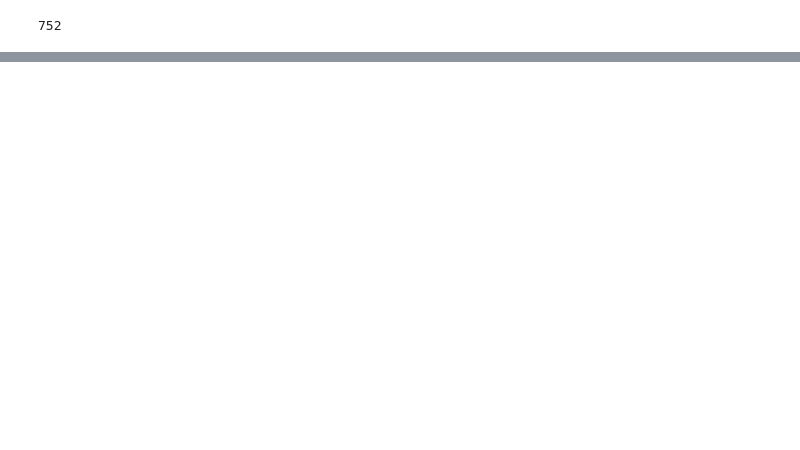
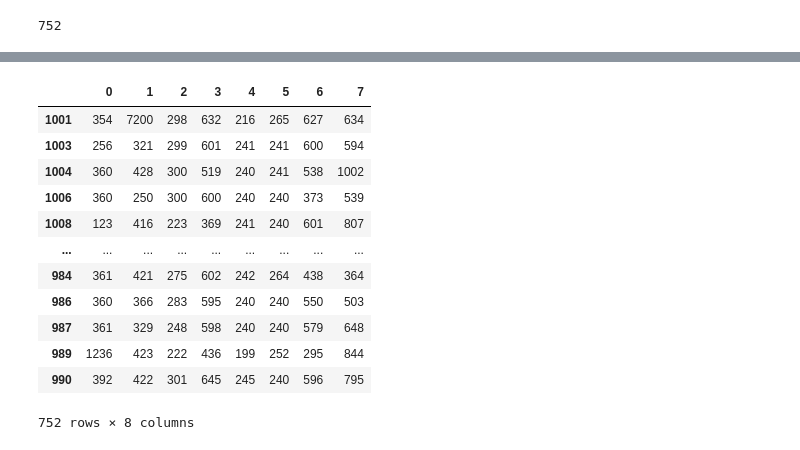
Before and after one commit to Diliri/4diploma, a Jupyter notebook: my_new_time.ipynb, the cells around one changed output, grey strips where cells are left out. Cells and saved outputs as stored; diff of their text form; code cells hidden in the pictures; blank space fills up the shorter version.

```diff
--- a/my_new_time.ipynb
+++ b/my_new_time.ipynb
@@ -141,0 +145,19 @@ ValueError: 8 columns passed, passed data had 2 columns
+# %%
+# transpose data_frame
+df_transposed = data_frame.T # or data_frame.transpose()
+# %%
+df_transposed
+# %% [output]
+|  | 0 | 1 | 2 | 3 | 4 | 5 | 6 | 7 |
+| 1001 | 354 | 7200 | 298 | 632 | 216 | 265 | 627 | 634 |
+| 1003 | 256 | 321 | 299 | 601 | 241 | 241 | 600 | 594 |
+| 1004 | 360 | 428 | 300 | 519 | 240 | 241 | 538 | 1002 |
+| 1006 | 360 | 250 | 300 | 600 | 240 | 240 | 373 | 539 |
+| 1008 | 123 | 416 | 223 | 369 | 241 | 240 | 601 | 807 |
+| ... | ... | ... | ... | ... | ... | ... | ... | ... |
+| 984 | 361 | 421 | 275 | 602 | 242 | 264 | 438 | 364 |
+| 986 | 360 | 366 | 283 | 595 | 240 | 240 | 550 | 503 |
+| 987 | 361 | 329 | 248 | 598 | 240 | 240 | 579 | 648 |
+| 989 | 1236 | 423 | 222 | 436 | 199 | 252 | 295 | 844 |
+| 990 | 392 | 422 | 301 | 645 | 245 | 240 | 596 | 795 |
+752 rows × 8 columns
```
Also changed, not shown: parts of 8 cells of this notebook, 1 other file.
